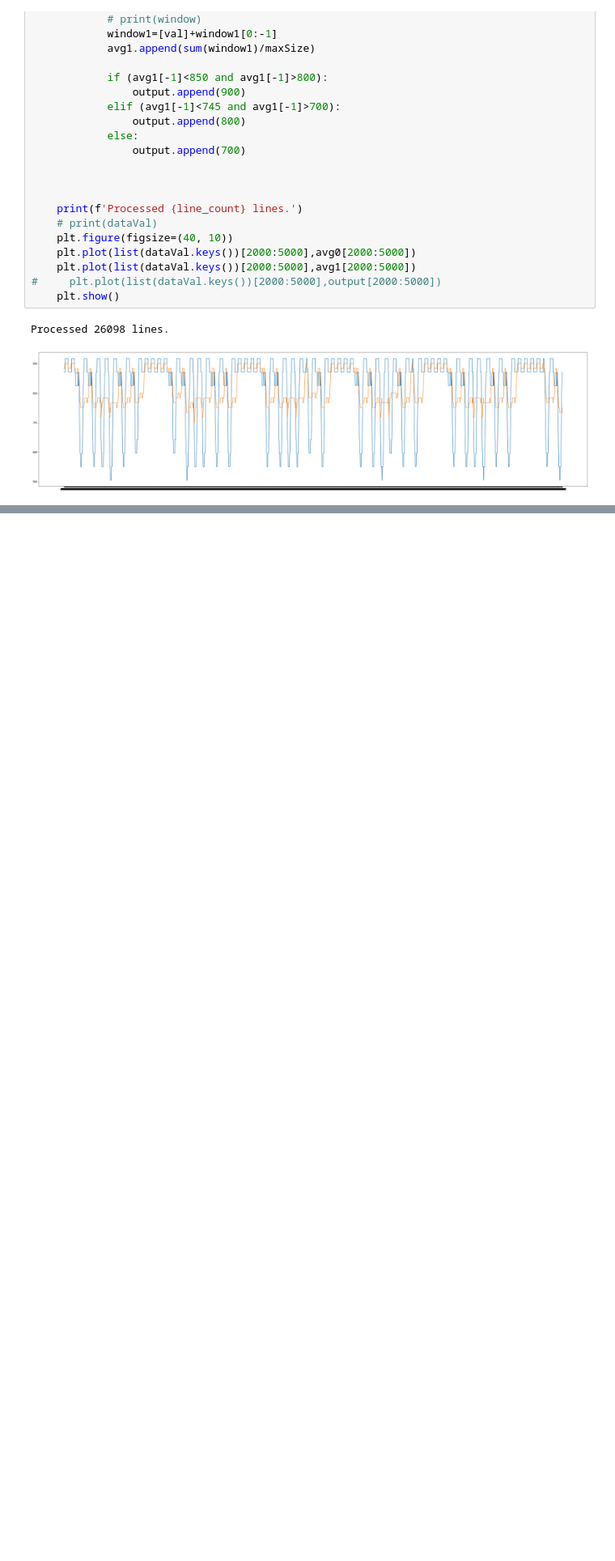
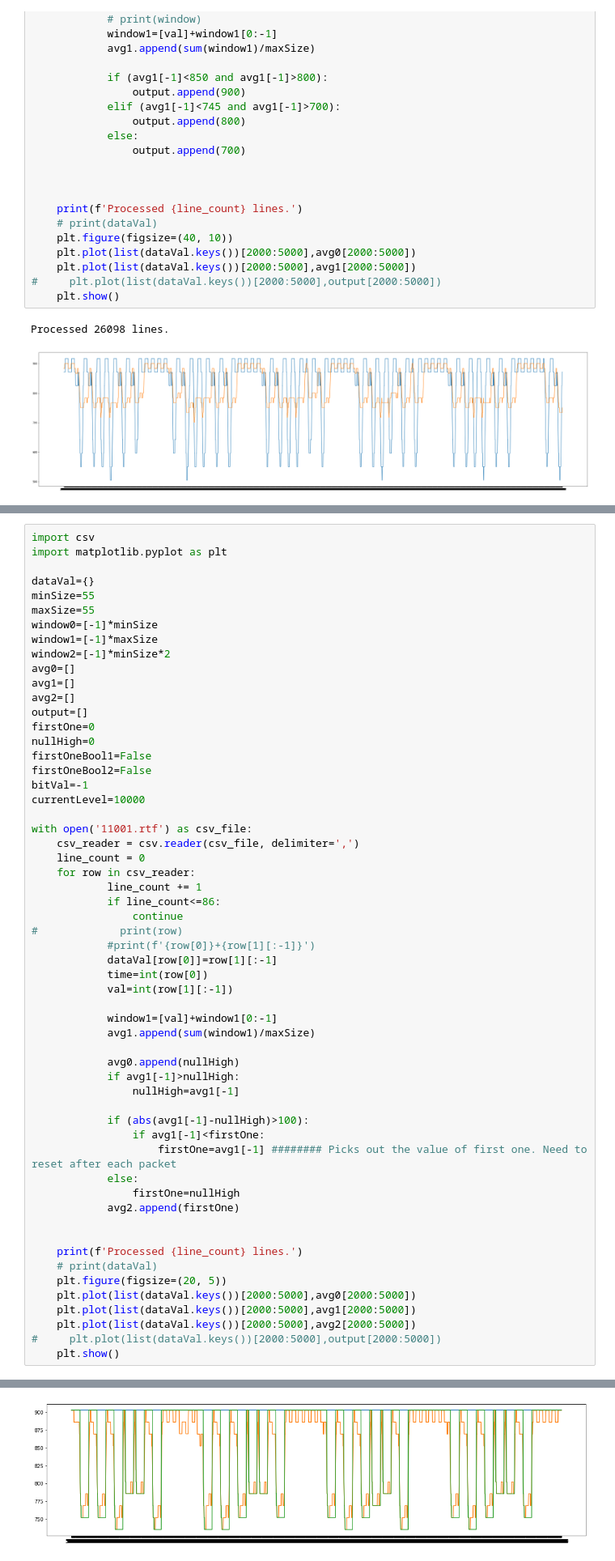
Before and after one commit to mssanwel/ResearchBREED, a Jupyter notebook: Arduino/Acoustic Modem/DataParser.ipynb, the cells around one changed output, grey strips where cells are left out. Shown at 81% size. Cells and saved outputs as stored; diff of their text form; blank space fills up the shorter version.

```diff
--- a/Arduino/Acoustic Modem/DataParser.ipynb
+++ b/Arduino/Acoustic Modem/DataParser.ipynb
@@ -144,0 +149,58 @@ Processed 15654 lines.
+# %%
+import csv
+import matplotlib.pyplot as plt
+
+dataVal={}
+minSize=55
+maxSize=55
+window0=[-1]*minSize
+window1=[-1]*maxSize
+window2=[-1]*minSize*2
+avg0=[]
+avg1=[]
+avg2=[]
+output=[]
+firstOne=0
+nullHigh=0
+firstOneBool1=False
+firstOneBool2=False
+bitVal=-1
+currentLevel=10000
+
+with open('11001.rtf') as csv_file:
+    csv_reader = csv.reader(csv_file, delimiter=',')
+    line_count = 0
+    for row in csv_reader:
+            line_count += 1
+            if line_count<=86:
+                continue
+#             print(row)
+            #print(f'{row[0]}+{row[1][:-1]}')
+            dataVal[row[0]]=row[1][:-1]
+            time=int(row[0])
+            val=int(row[1][:-1])
+
+            window1=[val]+window1[0:-1]
+            avg1.append(sum(window1)/maxSize)
+
+            avg0.append(nullHigh)
+            if avg1[-1]>nullHigh:
+                nullHigh=avg1[-1]
+
+            if (abs(avg1[-1]-nullHigh)>100):
+                if avg1[-1]<firstOne:
+                    firstOne=avg1[-1] ######## Picks out the value of first one. Need to reset after each packet
+            else:
+                firstOne=nullHigh
+            avg2.append(firstOne)
+
+
+    print(f'Processed {line_count} lines.')
+    # print(dataVal)
+    plt.figure(figsize=(20, 5))
+    plt.plot(list(dataVal.keys())[2000:5000],avg0[2000:5000])
+    plt.plot(list(dataVal.keys())[2000:5000],avg1[2000:5000])
+    plt.plot(list(dataVal.keys())[2000:5000],avg2[2000:5000])
+#     plt.plot(list(dataVal.keys())[2000:5000],output[2000:5000])
+    plt.show()
+# %% [output]
@@ -145,3 +208,4 @@ Processed 15654 lines.
+[figure, added]
 # %%
 dataVal={}
 minSize=20
```
Also changed, not shown: parts of 3 cells of this notebook, 2 other files.
